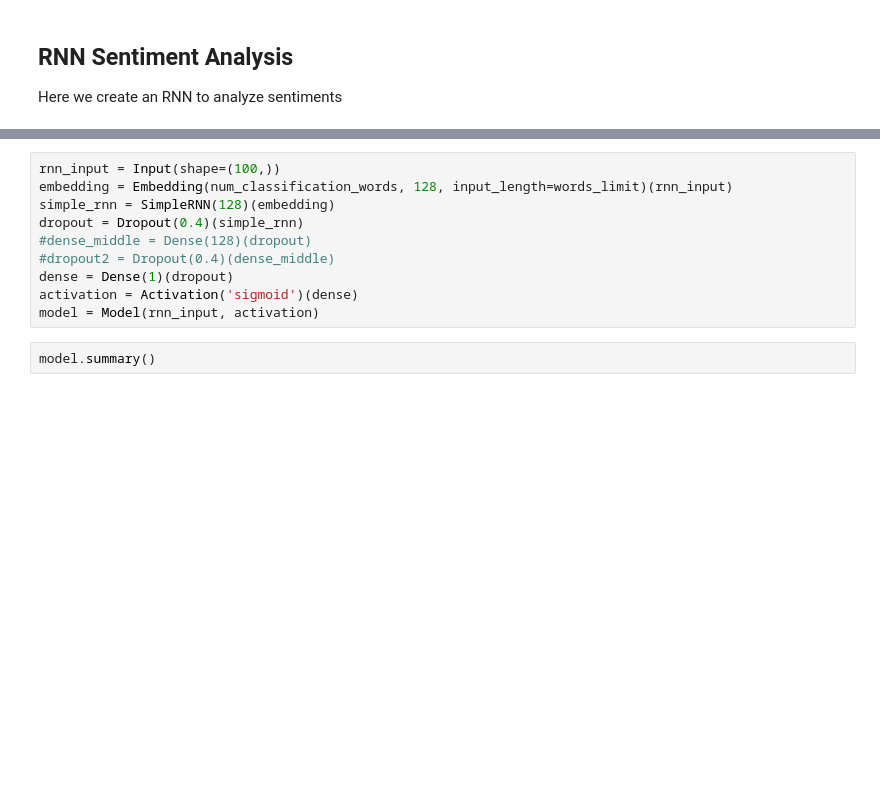
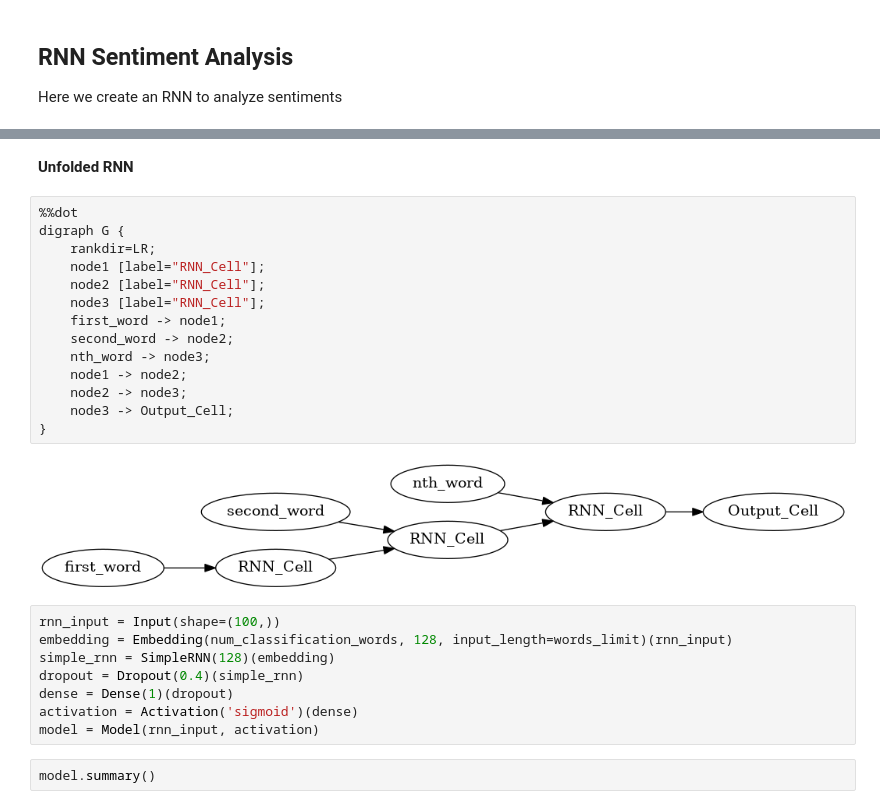
Before and after one commit to aniquetahir/Colaboratory, a Jupyter notebook: SentimentAnalysis.ipynb, the cells around one changed output, grey strips where cells are left out. Cells and saved outputs as stored; diff of their text form; blank space fills up the shorter version.

```diff
--- a/SentimentAnalysis.ipynb
+++ b/SentimentAnalysis.ipynb
@@ -87,10 +123,26 @@ Here we create an RNN to analyze sentiments
+# %% [markdown]
+**Unfolded RNN**
+# %%
+%%dot
+digraph G {
+    rankdir=LR;
+    node1 [label="RNN_Cell"];
+    node2 [label="RNN_Cell"];
+    node3 [label="RNN_Cell"];
+    first_word -> node1;
+    second_word -> node2;
+    nth_word -> node3;
+    node1 -> node2;
+    node2 -> node3;
+    node3 -> Output_Cell;
+}
+# %% [output]
+[figure, added]
 # %%
 rnn_input = Input(shape=(100,))
 embedding = Embedding(num_classification_words, 128, input_length=words_limit)(rnn_input)
 simple_rnn = SimpleRNN(128)(embedding)
 dropout = Dropout(0.4)(simple_rnn)
-#dense_middle = Dense(128)(dropout)
-#dropout2 = Dropout(0.4)(dense_middle)
 dense = Dense(1)(dropout)
 activation = Activation('sigmoid')(dense)
 model = Model(rnn_input, activation)
```
Also changed, not shown: parts of 14 cells of this notebook.
